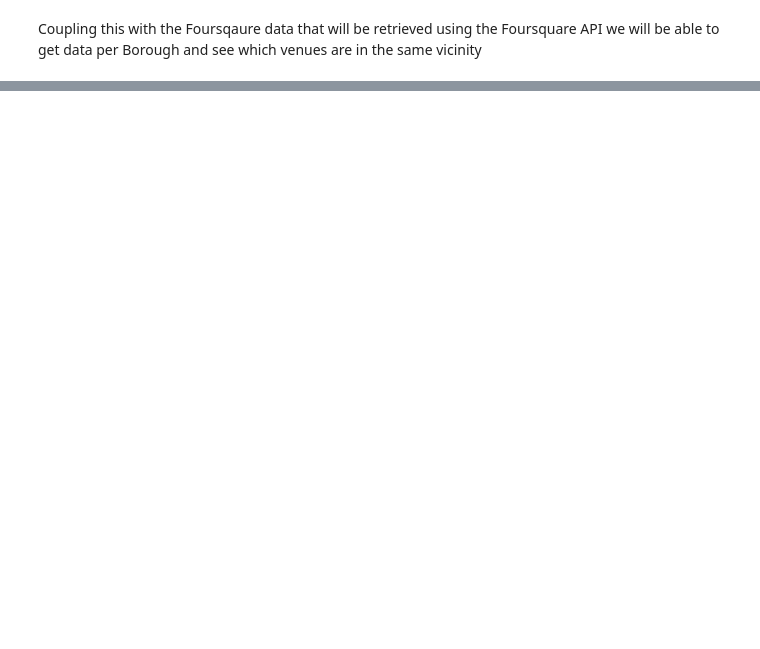
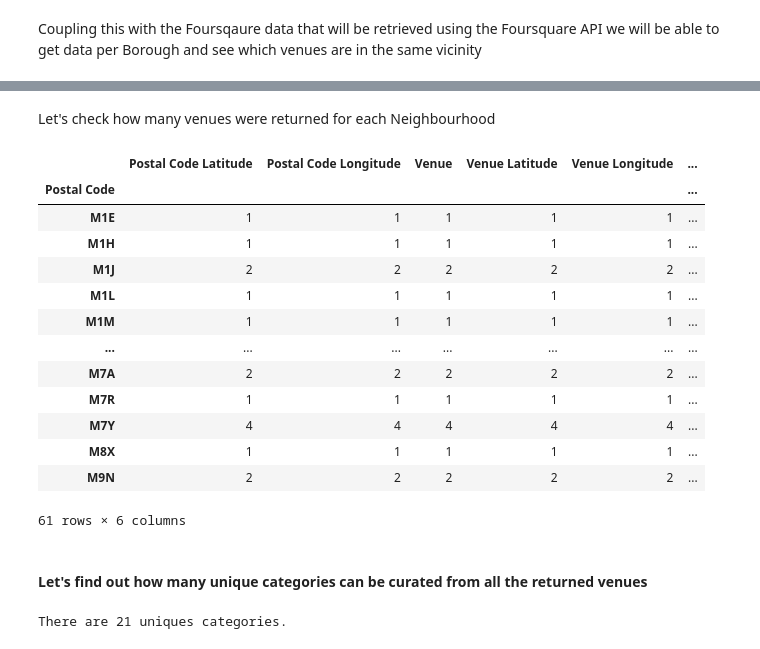
Before and after one commit to nsburrows/Coursera_Capstone, a Jupyter notebook: DataCapstoneFinal.ipynb, the cells around one changed output, grey strips where cells are left out. Drawn from its saved outputs; the diff is of its cells as text; code cells hidden in the pictures; blank space fills up the shorter version.

```diff
--- a/DataCapstoneFinal.ipynb
+++ b/DataCapstoneFinal.ipynb
@@ -32,0 +131,3 @@ Coupling this with the Foursqaure data that will be retrieved using the Foursqua
+# %%
+results = requests.get(categories_url).json()
+results
@@ -32,0 +280,25 @@ Coupling this with the Foursqaure data that will be retrieved using the Foursqua
+# %% [markdown]
+Let's check how many venues were returned for each Neighbourhood
+# %%
+toronto_venues.groupby('Postal Code').count()
+# %% [output]
+|  | Postal Code Latitude | Postal Code Longitude | Venue | Venue Latitude | Venue Longitude | ... |
+| Postal Code |  |  |  |  |  | ... |
+| M1E | 1 | 1 | 1 | 1 | 1 | ... |
+| M1H | 1 | 1 | 1 | 1 | 1 | ... |
+| M1J | 2 | 2 | 2 | 2 | 2 | ... |
+| M1L | 1 | 1 | 1 | 1 | 1 | ... |
+| M1M | 1 | 1 | 1 | 1 | 1 | ... |
+| ... | ... | ... | ... | ... | ... | ... |
+| M7A | 2 | 2 | 2 | 2 | 2 | ... |
+| M7R | 1 | 1 | 1 | 1 | 1 | ... |
+| M7Y | 4 | 4 | 4 | 4 | 4 | ... |
+| M8X | 1 | 1 | 1 | 1 | 1 | ... |
+| M9N | 2 | 2 | 2 | 2 | 2 | ... |
+61 rows × 6 columns
+# %% [markdown]
+#### Let's find out how many unique categories can be curated from all the returned venues
+# %%
+print('There are {} uniques categories.'.format(len(toronto_venues['Venue Category'].unique())))
+# %% [output]
+There are 21 uniques categories.
```
Also changed, not shown: parts of 55 cells of this notebook, 1 other file.
